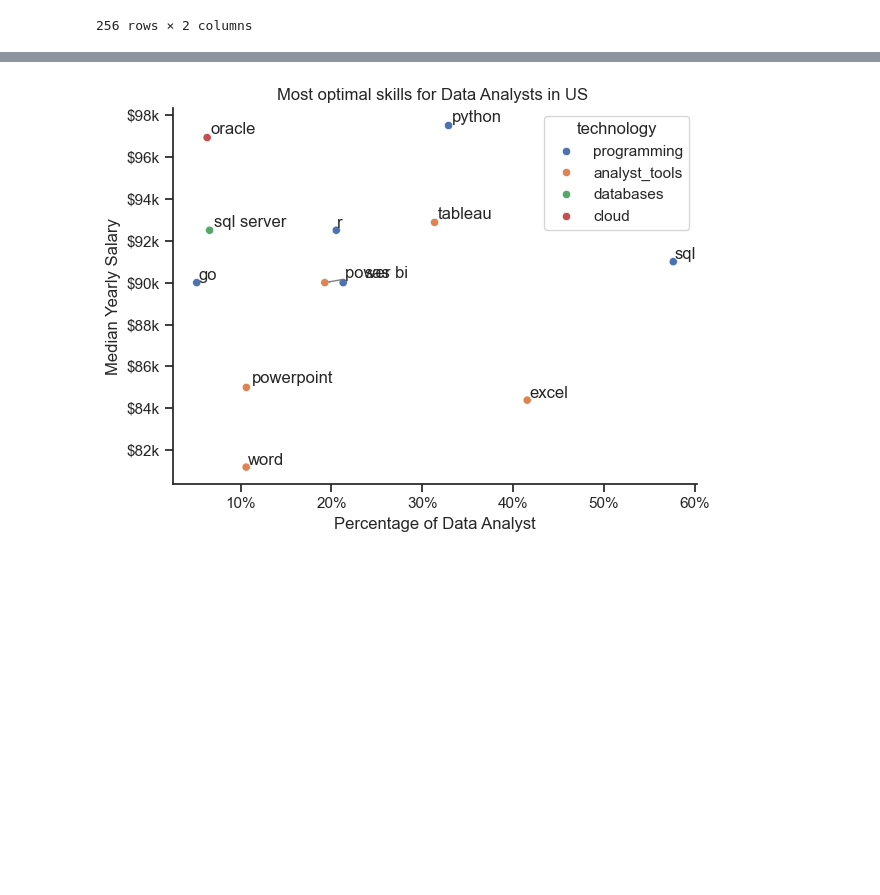
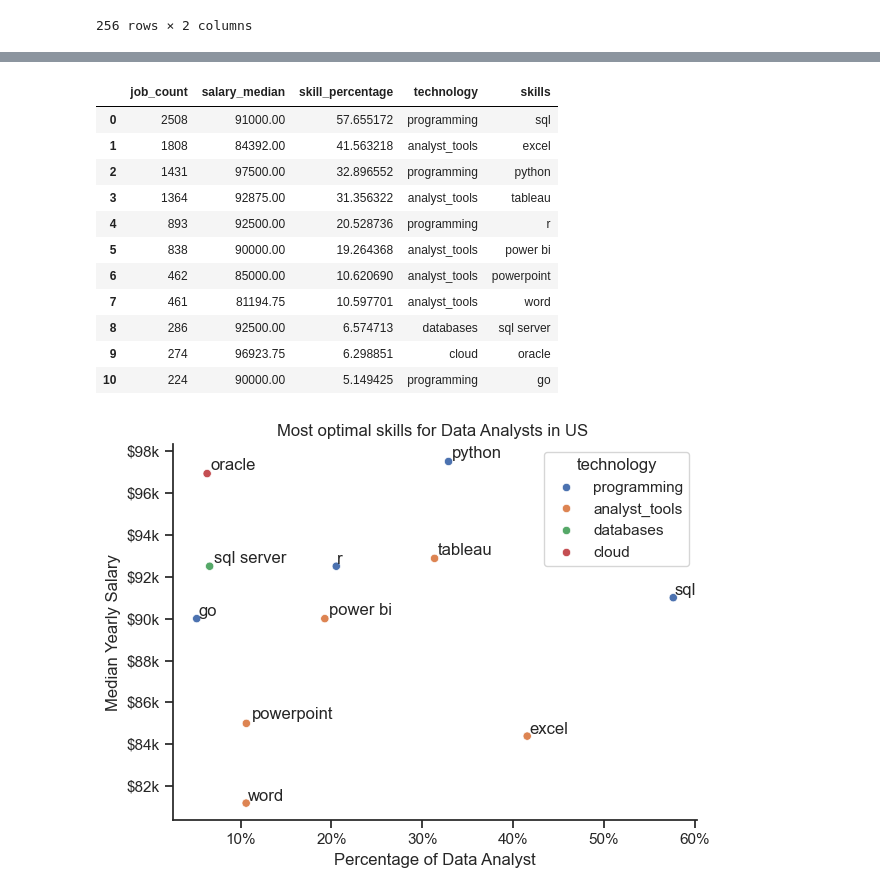
Before and after one commit to felixkujur/PYTHON_data_analysis, a Jupyter notebook: PROJECTS/optimal_skills.ipynb, the cells around one changed output, grey strips where cells are left out. Cells and saved outputs as stored; diff of their text form; code cells hidden in the pictures; blank space fills up the shorter version.

```diff
--- a/PROJECTS/optimal_skills.ipynb
+++ b/PROJECTS/optimal_skills.ipynb
@@ -155,5 +172,20 @@ df_technologies
 # %%
+df_da_skills_high_demand=df_da_skills_high_demand.drop('sas')
 df_plot=df_da_skills_high_demand.merge(df_technologies,left_on='job_skills',right_on='skills')
+df_plot
+# %% [output]
+|  | job_count | salary_median | skill_percentage | technology | skills |
+| 0 | 2508 | 91000.00 | 57.655172 | programming | sql |
+| 1 | 1808 | 84392.00 | 41.563218 | analyst_tools | excel |
+| 2 | 1431 | 97500.00 | 32.896552 | programming | python |
+| 3 | 1364 | 92875.00 | 31.356322 | analyst_tools | tableau |
+| 4 | 893 | 92500.00 | 20.528736 | programming | r |
+| 5 | 838 | 90000.00 | 19.264368 | analyst_tools | power bi |
+| 6 | 462 | 85000.00 | 10.620690 | analyst_tools | powerpoint |
+| 7 | 461 | 81194.75 | 10.597701 | analyst_tools | word |
+| 8 | 286 | 92500.00 | 6.574713 | databases | sql server |
+| 9 | 274 | 96923.75 | 6.298851 | cloud | oracle |
+| 10 | 224 | 90000.00 | 5.149425 | programming | go |
 # %%
 from adjustText import adjust_text
 
@@ -195,4 +227,4 @@ plt.tight_layout()
 
 plt.show()
 # %% [output]
-[figure, old version]
+[figure, new version]
```
Also changed, not shown: parts of 2 cells of this notebook, 4 other files.
